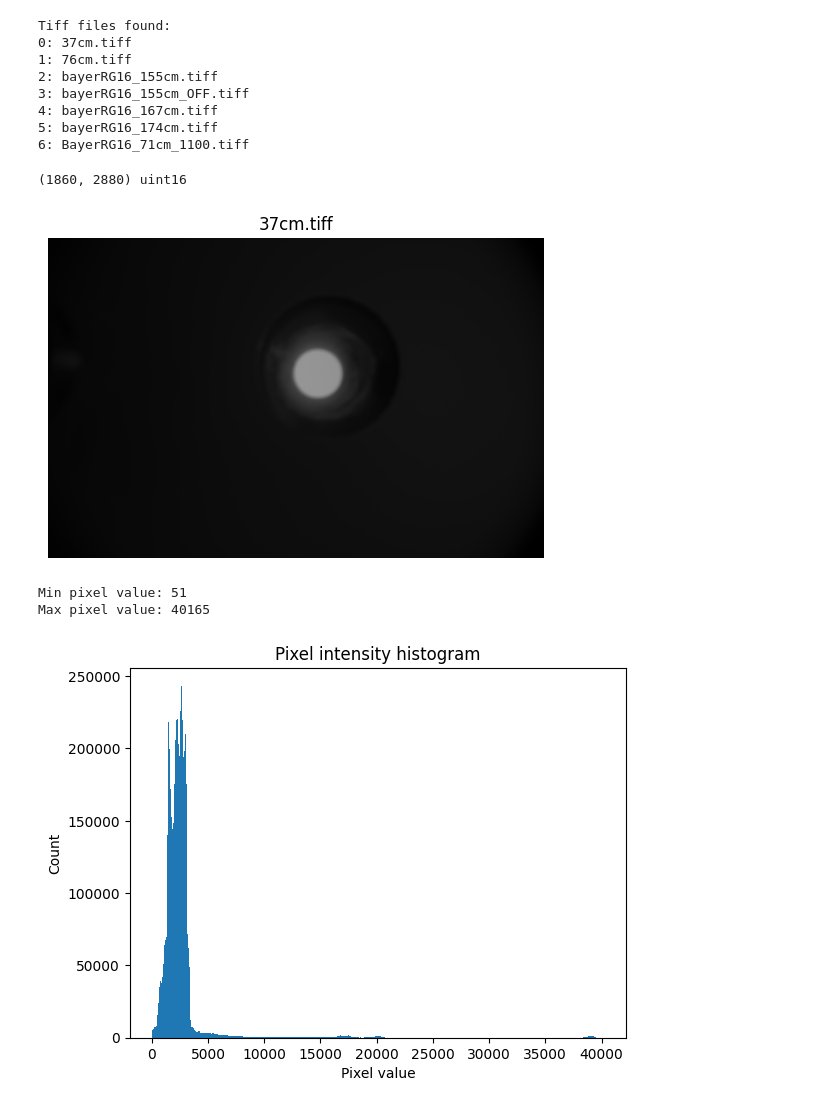
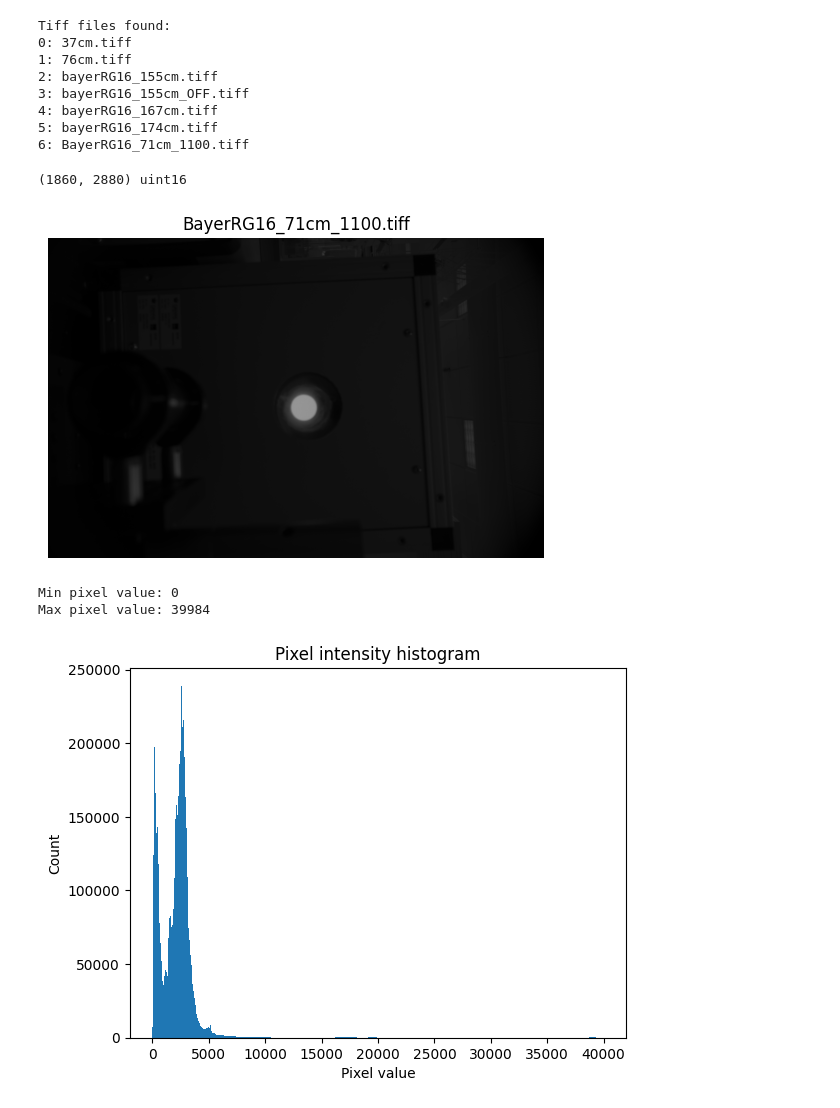
Before and after one commit to hodor121/Flare-Project, a Jupyter notebook: MainProj/OpenTiff.ipynb, the cells around one changed output. Saved outputs shown, nothing was run; the diff lists cells and outputs as text; code cells hidden in the pictures.

```diff
--- a/MainProj/OpenTiff.ipynb
+++ b/MainProj/OpenTiff.ipynb
@@ -30,25 +30,25 @@ Tiff files found:
 5: bayerRG16_174cm.tiff
 6: BayerRG16_71cm_1100.tiff
 # %%
-tiff_file = os.path.join(folder_path, tiff_files[0])
+tiff_file = os.path.join(folder_path, tiff_files[6])
 
 image = tiff.imread(tiff_file)
 
 print(image.shape, image.dtype)
 
 plt.imshow(image, cmap="gray")
-plt.title(tiff_files[0])
+plt.title(tiff_files[6])
 plt.axis("off")
 plt.show()
 # %% [output]
 (1860, 2880) uint16
-[figure, old version]
+[figure, new version]
 # %%
 print("Min pixel value:", image.min())
 print("Max pixel value:", image.max())
 # %% [output]
-Min pixel value: 51
-Max pixel value: 40165
+Min pixel value: 0
+Max pixel value: 39984
 # %%
 plt.figure()
 plt.hist(image.ravel(), bins=512)
@@ -57,7 +57,7 @@ plt.ylabel("Count")
 plt.title("Pixel intensity histogram")
 plt.show()
 # %% [output]
-[figure, old version]
+[figure, new version]
 # %%
 img_norm = (image - image.min()) / (image.max() - image.min())
 
```
Also changed, not shown: parts of 1 cell of this notebook.
